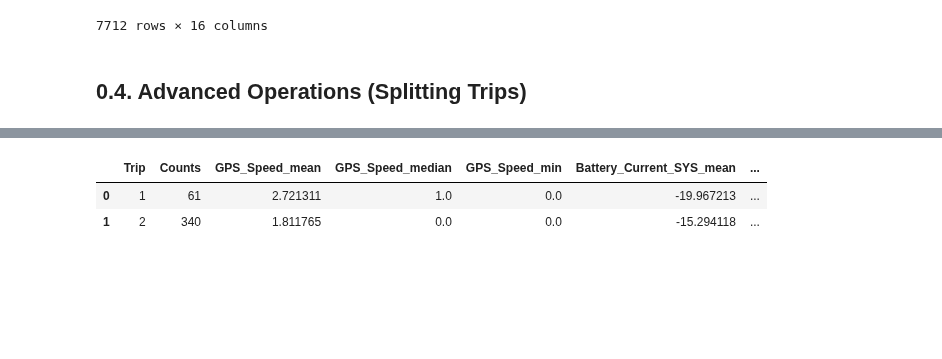
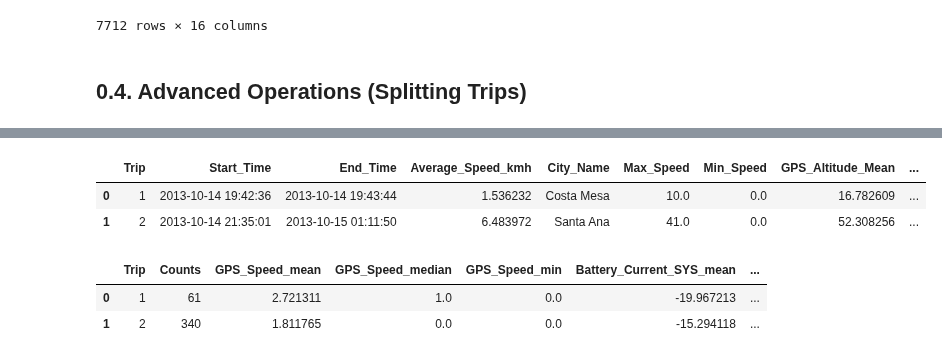
Before and after one commit to ydelipinar/Data_Based_Vehicle_Energy_Consumption_Modeling, a Jupyter notebook: ENS491_492_Project.ipynb, the cells around one changed output, grey strips where cells are left out. Saved outputs shown, nothing was run; the diff lists cells and outputs as text; code cells hidden in the pictures; blank space fills up the shorter version.

```diff
--- a/ENS491_492_Project.ipynb
+++ b/ENS491_492_Project.ipynb
@@ -128,3 +142,60 @@ df_trip["Trip"] = (df_trip['Trip_diff'] > 1000).cumsum() + 1
+# %%
+# Custom function to calculate trip metrics
+def calculate_trip_metrics(df):
+
+
+    avg_temperature = df["RD_Ambient_Temp_degC"].mean()
+    avg_speed_kmh = df["GPS_Speed"].mean(skipna=True)
+    avg_gps_altitude = df["GPS_Altitude"].mean()
+    acc = df["GPS_Speed"].shift(-1)
+
+
+    # Get start time and end time for each trip
+    start_time = df["Timestamp"].iloc[0]
+    end_time = df["Timestamp"].iloc[-1]
+    # city = df["City_Name"].iloc[0]
+
+    # Calculate max and min speed for each trip
+    max_speed = df["GPS_Speed"].max()
+    min_speed = df["GPS_Speed"].min()
+
+    # Calculation of total distance in km
+
+    gps_speed_kms = df["GPS_Speed"] / 3600
+
+
+
+    # Return the calculated metrics for the trip
+    return {
+        'Start_Time': start_time,
+        'End_Time': end_time,
+
+        'Average_Speed_kmh': avg_speed_kmh,
+
+        'City_Name': city,
+
+        'Max_Speed': max_speed,
+        'Min_Speed': min_speed,
+
+
+
+        'GPS_Altitude_Mean':avg_gps_altitude,
+
+        'Average_Ambient_Temperature': avg_temperature,
+
+        'Average_Ambient_Temperature': avg_temperature,
+
+    }
+
+# Group the DataFrame by 'ID', apply the custom function, and store the result in a Series
+trip_metrics = df_trip.groupby('Trip').apply(calculate_trip_metrics)
+trip_metrics_df = trip_metrics.apply(pd.Series).reset_index()
+
+trip_metrics_df
+# %% [output]
+|  | Trip | Start_Time | End_Time | Average_Speed_kmh | City_Name | Max_Speed | Min_Speed | GPS_Altitude_Mean | ... |
+| 0 | 1 | 2013-10-14 19:42:36 | 2013-10-14 19:43:44 | 1.536232 | Costa Mesa | 10.0 | 0.0 | 16.782609 | ... |
+| 1 | 2 | 2013-10-14 21:35:01 | 2013-10-15 01:11:50 | 6.483972 | Santa Ana | 41.0 | 0.0 | 52.308256 | ... |
 # %%
 #Displays the acquired trips and their statistics
 df_statistics = df_trip.groupby(['Trip'])
```
Also changed, not shown: parts of 12 cells of this notebook.
